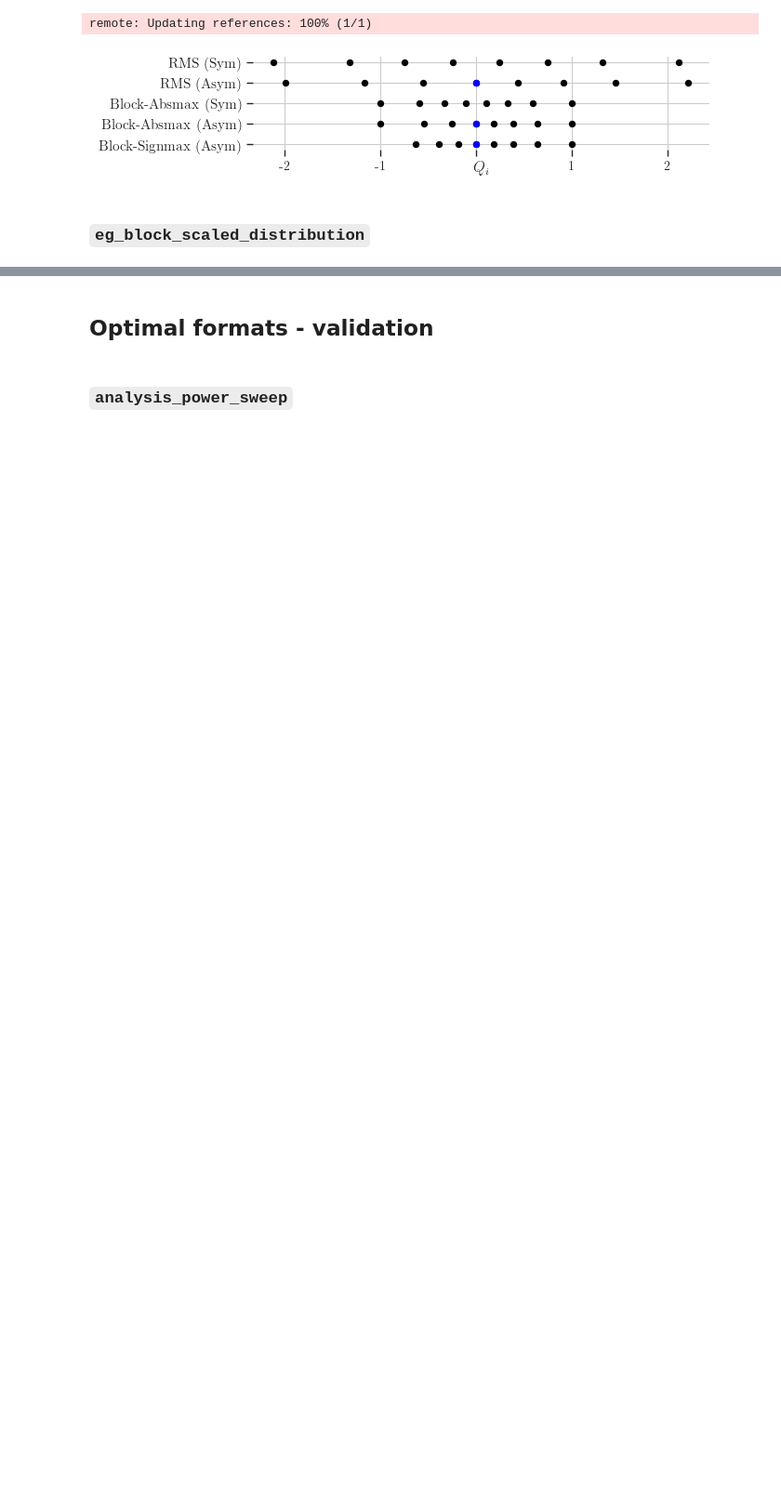
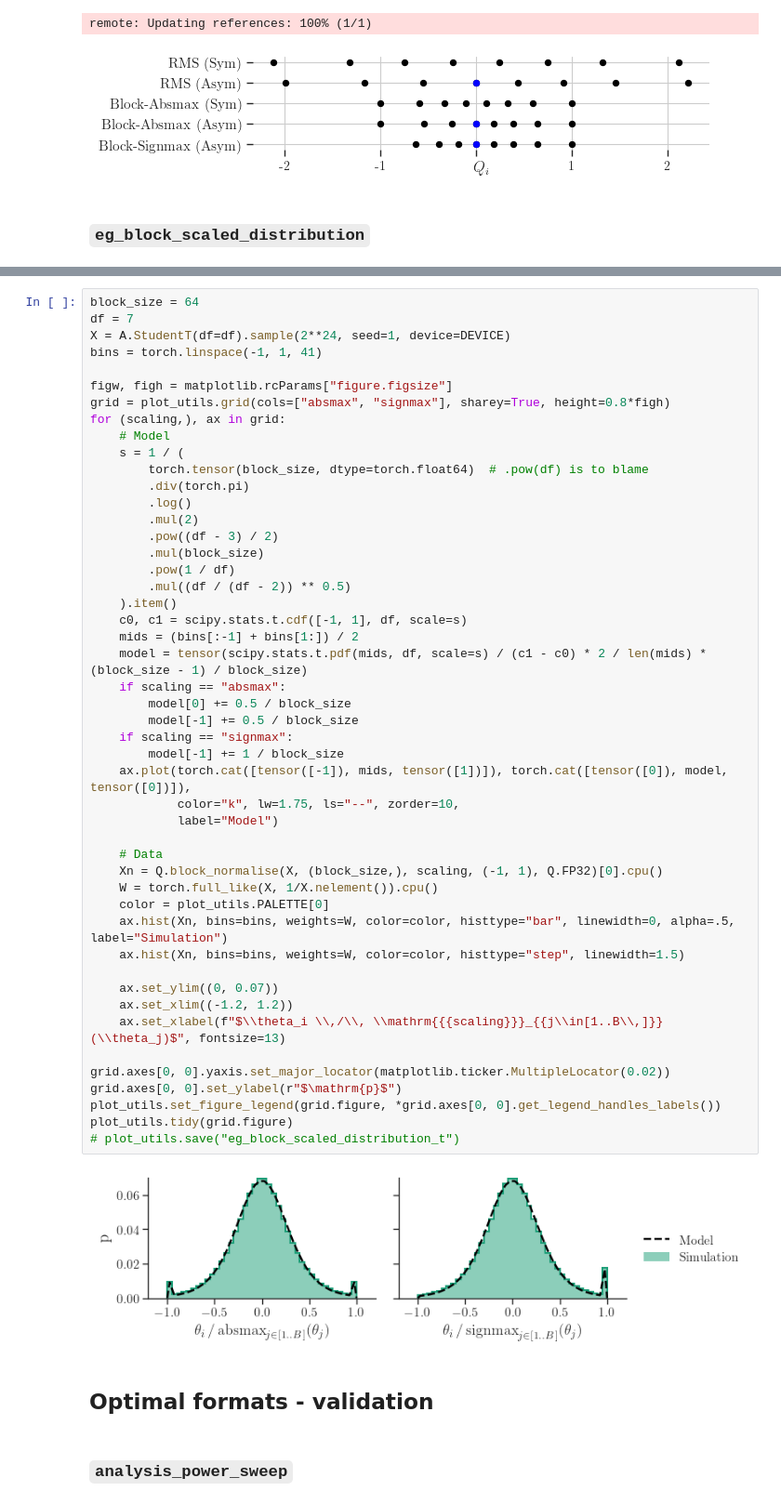
Before and after one commit to graphcore-research/optimal-weight-formats, a Jupyter notebook: paper/Simulations.ipynb, the cells around one changed output, grey strips where cells are left out. Shown: that part at 93% size. Saved outputs shown, nothing was run; the diff lists cells and outputs as text; blank space fills up the shorter version.

Commit message:
Add figure

```diff
--- a/paper/Simulations.ipynb
+++ b/paper/Simulations.ipynb
@@ -274,4 +273,54 @@ remote: Updating references: 100% (1/1)
 [figure]
+# %%
+block_size = 64
+df = 7
+X = A.StudentT(df=df).sample(2**24, seed=1, device=DEVICE)
+bins = torch.linspace(-1, 1, 41)
+
+figw, figh = matplotlib.rcParams["figure.figsize"]
+grid = plot_utils.grid(cols=["absmax", "signmax"], sharey=True, height=0.8*figh)
+for (scaling,), ax in grid:
+    # Model
+    s = 1 / (
+        torch.tensor(block_size, dtype=torch.float64)  # .pow(df) is to blame
+        .div(torch.pi)
+        .log()
+        .mul(2)
+        .pow((df - 3) / 2)
+        .mul(block_size)
+        .pow(1 / df)
+        .mul((df / (df - 2)) ** 0.5)
+    ).item()
+    c0, c1 = scipy.stats.t.cdf([-1, 1], df, scale=s)
+    mids = (bins[:-1] + bins[1:]) / 2
+    model = tensor(scipy.stats.t.pdf(mids, df, scale=s) / (c1 - c0) * 2 / len(mids) * (block_size - 1) / block_size)
+    if scaling == "absmax":
+        model[0] += 0.5 / block_size
+        model[-1] += 0.5 / block_size
+    if scaling == "signmax":
+        model[-1] += 1 / block_size
+    ax.plot(torch.cat([tensor([-1]), mids, tensor([1])]), torch.cat([tensor([0]), model, tensor([0])]),
+            color="k", lw=1.75, ls="--", zorder=10,
+            label="Model")
+
+    # Data
+    Xn = Q.block_normalise(X, (block_size,), scaling, (-1, 1), Q.FP32)[0].cpu()
+    W = torch.full_like(X, 1/X.nelement()).cpu()
+    color = plot_utils.PALETTE[0]
+    ax.hist(Xn, bins=bins, weights=W, color=color, histtype="bar", linewidth=0, alpha=.5, label="Simulation")
+    ax.hist(Xn, bins=bins, weights=W, color=color, histtype="step", linewidth=1.5)
+
+    ax.set_ylim((0, 0.07))
+    ax.set_xlim((-1.2, 1.2))
+    ax.set_xlabel(f"$\\theta_i \\,/\\, \\mathrm{{{scaling}}}_{{j\\in[1..B\\,]}}(\\theta_j)$", fontsize=13)
+
+grid.axes[0, 0].yaxis.set_major_locator(matplotlib.ticker.MultipleLocator(0.02))
+grid.axes[0, 0].set_ylabel(r"$\mathrm{p}$")
+plot_utils.set_figure_legend(grid.figure, *grid.axes[0, 0].get_legend_handles_labels())
+plot_utils.tidy(grid.figure)
+# plot_utils.save("eg_block_scaled_distribution_t")
+# %% [output]
+[figure, added]
 # %% [markdown]
 ## Optimal formats - validation
 # %% [markdown]
```
Also changed, not shown: parts of 1 cell of this notebook.
